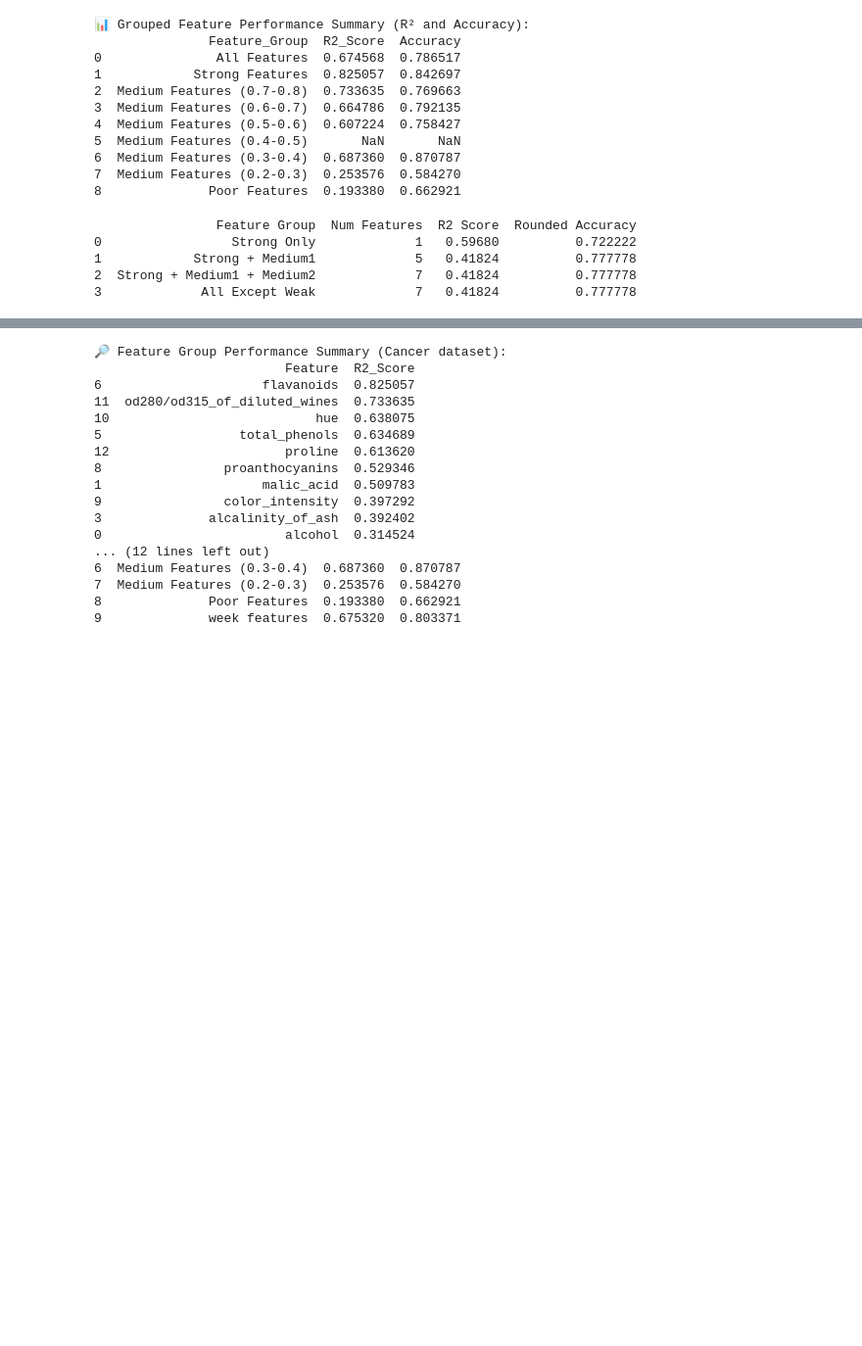
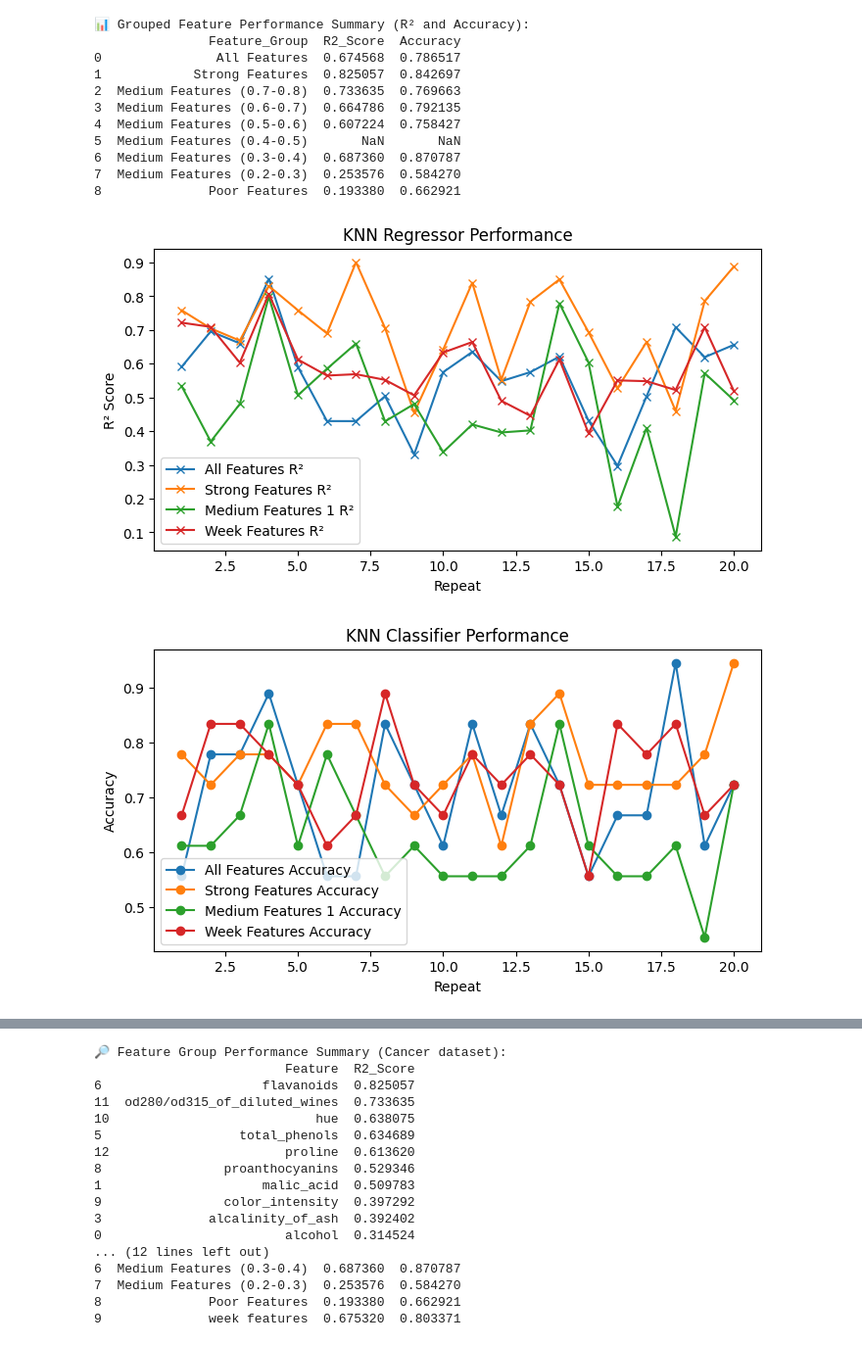
Before and after one commit to mehrnazeraeisi/Wine, a Jupyter notebook: Comparison_Chart_Wine_KnnRegression_Modification.ipynb, the cells around one changed output, grey strips where cells are left out. Shown at 98% size. Saved outputs shown, nothing was run; the diff lists cells and outputs as text; code cells hidden in the pictures; blank space fills up the shorter version.

```diff
--- a/Comparison_Chart_Wine_KnnRegression_Modification.ipynb
+++ b/Comparison_Chart_Wine_KnnRegression_Modification.ipynb
@@ -70,6 +70,9 @@ medium_features_4 = data_scores[(data_scores['R2_Score'] > 0.4) & (data_scores['
 medium_features_5 = data_scores[(data_scores['R2_Score'] > 0.3) & (data_scores['R2_Score'] <= 0.4)]['Feature'].tolist()
 medium_features_6 = data_scores[(data_scores['R2_Score'] > 0.2) & (data_scores['R2_Score'] <= 0.3)]['Feature'].tolist()
 poor_features = data_scores[data_scores['R2_Score'] <= 0.2]['Feature'].tolist()
+
+
+week_features=data_scores[(data_scores['R2_Score'] > 0.6) ]['Feature'].tolist()
 # %%
 # Function to safely compute KNN R² score for feature group
 
@@ -124,47 +127,3 @@ print(summary_df)
 6  Medium Features (0.3-0.4)  0.687360  0.870787
 7  Medium Features (0.2-0.3)  0.253576  0.584270
 8              Poor Features  0.193380  0.662921
-# %%
-# تقسیم داده‌ها برای تست مدل
-X_train, X_test, y_train, y_test = train_test_split(X_data, y_data, test_size=0.1)
-
-# گروه‌بندی ویژگی‌ها بر اساس R²
-data_scores = features_prioritization(X_data, y_data, data_features)
-strong_features = data_scores[data_scores['R2_Score'] > 0.8]['Feature'].tolist()
-medium_features_1 = data_scores[(data_scores['R2_Score'] <= 0.8) & (data_scores['R2_Score'] > 0.6)]['Feature'].tolist()
-medium_features_2 = data_scores[(data_scores['R2_Score'] <= 0.6) & (data_scores['R2_Score'] > 0.4)]['Feature'].tolist()
-weak_features = data_scores[data_scores['R2_Score'] <= 0.4]['Feature'].tolist()
-
-# لیست دسته‌ها به ترتیب
-feature_groups = [
-    ("Strong Only", strong_features),
-    ("Strong + Medium1", strong_features + medium_features_1),
-    ("Strong + Medium1 + Medium2", strong_features + medium_features_1 + medium_features_2),
-    ("All Except Weak", strong_features + medium_features_1 + medium_features_2)
-]
-
-# بررسی مدل در هر حالت
-results = []
-
-for name, selected_features in feature_groups:
-    X_train_reduced = X_train[selected_features]
-    X_test_reduced = X_test[selected_features]
-
-    model = KNeighborsRegressor()
-    model.fit(X_train_reduced, y_train)
-    y_pred = model.predict(X_test_reduced)
-
-    r2 = r2_score(y_test, y_pred)
-    acc = accuracy_score(y_test, np.round(y_pred))
-
-    results.append((name, len(selected_features), r2, acc))
-
-# نمایش نتایج
-results_df = pd.DataFrame(results, columns=["Feature Group", "Num Features", "R2 Score", "Rounded Accuracy"])
-print(results_df)
-# %% [output]
-                Feature Group  Num Features  R2 Score  Rounded Accuracy
-0                 Strong Only             1   0.59680          0.722222
-1            Strong + Medium1             5   0.41824          0.777778
-2  Strong + Medium1 + Medium2             7   0.41824          0.777778
-3             All Except Weak             7   0.41824          0.777778
@@ -170,0 +197,7 @@ print(results_df)
+# %%
+
+# Example usage (add this after you load and preprocess your data):
+knn_evaluation(X_data, y_data, strong_features, medium_features_1, week_features, data_features, test_size=0.1, n_repeats=20)
+# %% [output]
+[figure, added]
+[figure, added]
```
Also changed, not shown: parts of 5 cells of this notebook.
